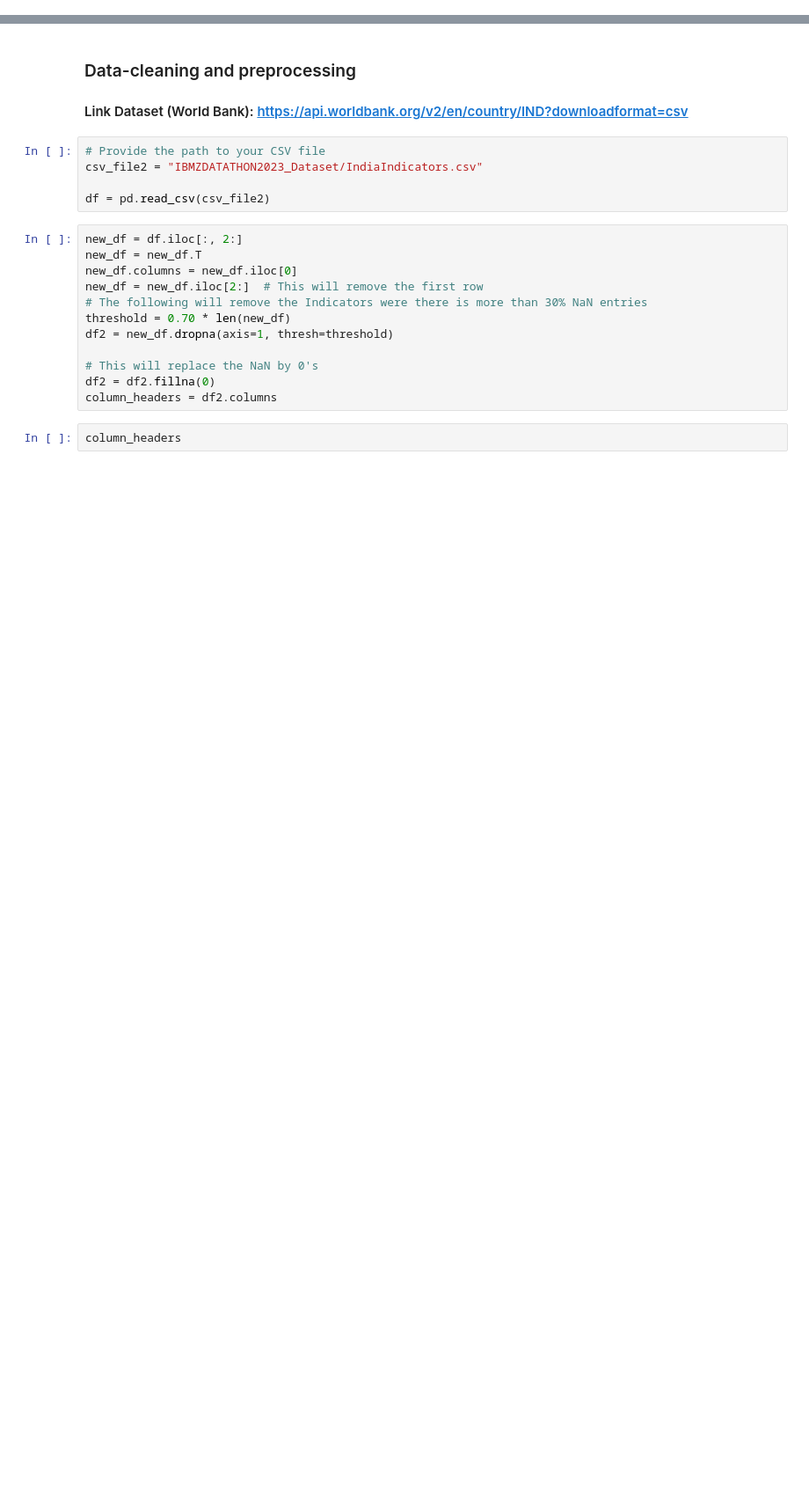
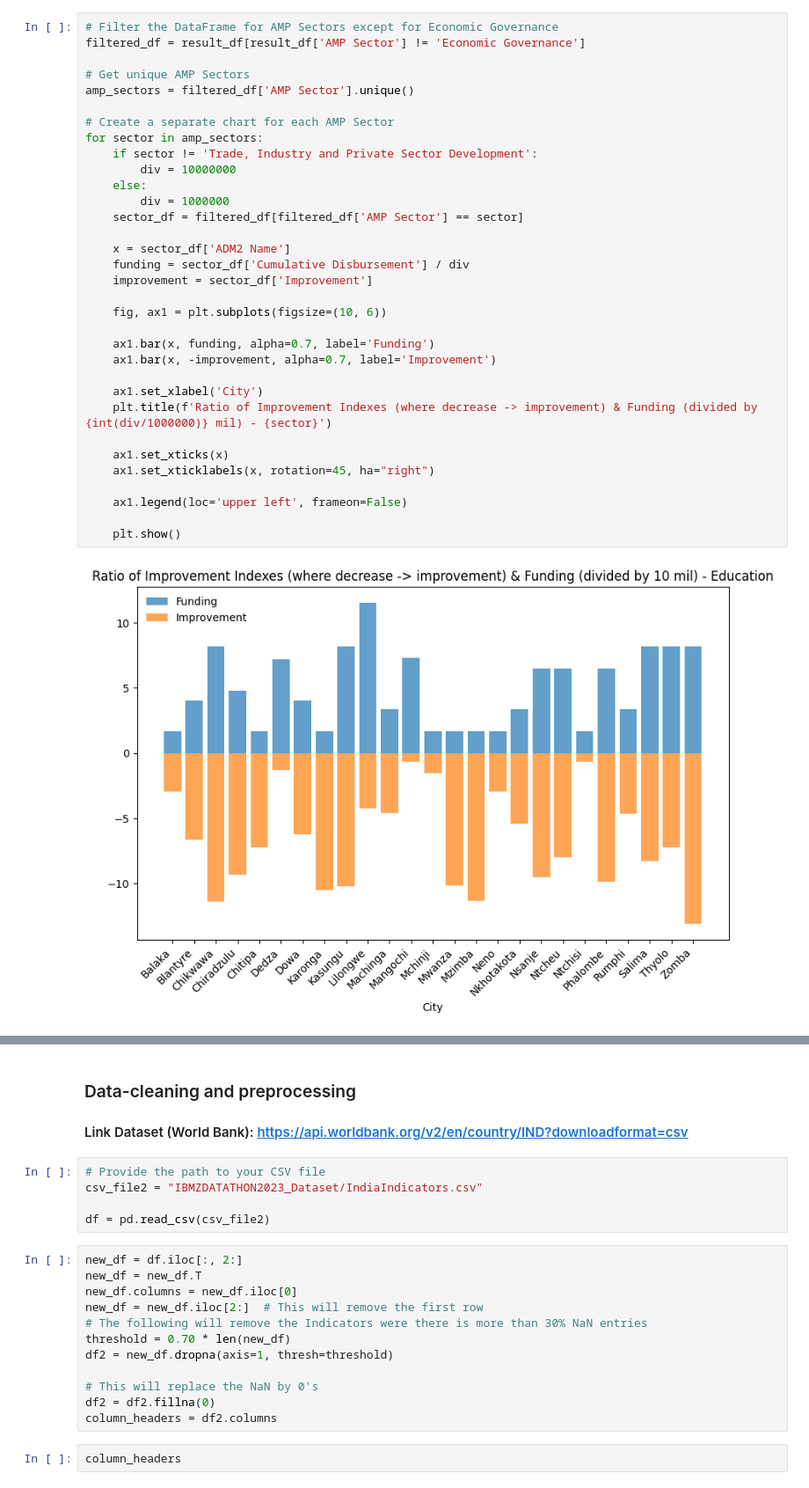
Before and after one commit to TarikTornes/IBMz-Datathon, a Jupyter notebook: NationAnalysis.ipynb, the cells around one changed output, grey strips where cells are left out. Shown at 88% size. Cells and saved outputs as stored; diff of their text form; blank space fills up the shorter version.

```diff
--- a/NationAnalysis.ipynb
+++ b/NationAnalysis.ipynb
@@ -0,0 +59,35 @@
+# %%
+# Filter the DataFrame for AMP Sectors except for Economic Governance
+filtered_df = result_df[result_df['AMP Sector'] != 'Economic Governance']
+
+# Get unique AMP Sectors
+amp_sectors = filtered_df['AMP Sector'].unique()
+
+# Create a separate chart for each AMP Sector
+for sector in amp_sectors:
+    if sector != 'Trade, Industry and Private Sector Development':
+        div = 10000000
+    else:
+        div = 1000000
+    sector_df = filtered_df[filtered_df['AMP Sector'] == sector]
+
+    x = sector_df['ADM2 Name']
+    funding = sector_df['Cumulative Disbursement'] / div
+    improvement = sector_df['Improvement']
+
+    fig, ax1 = plt.subplots(figsize=(10, 6))
+
+    ax1.bar(x, funding, alpha=0.7, label='Funding')
+    ax1.bar(x, -improvement, alpha=0.7, label='Improvement')
+
+    ax1.set_xlabel('City')
+    plt.title(f'Ratio of Improvement Indexes (where decrease -> improvement) & Funding (divided by {int(div/1000000)} mil) - {sector}')
+
+    ax1.set_xticks(x)
+    ax1.set_xticklabels(x, rotation=45, ha="right")
+
+    ax1.legend(loc='upper left', frameon=False)
+
+    plt.show()
+# %% [output]
+[figure, added]
```
Also changed, not shown: parts of 21 cells of this notebook.
